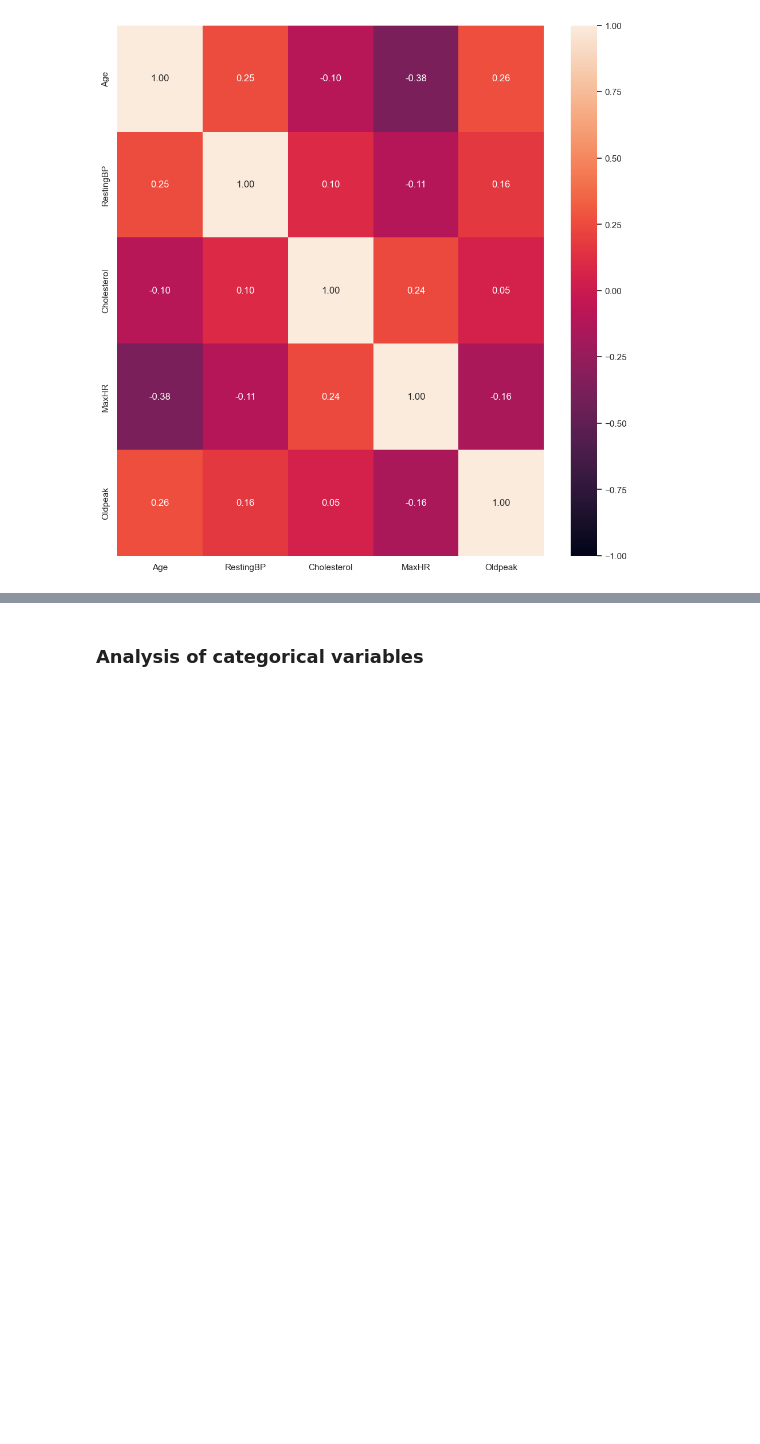
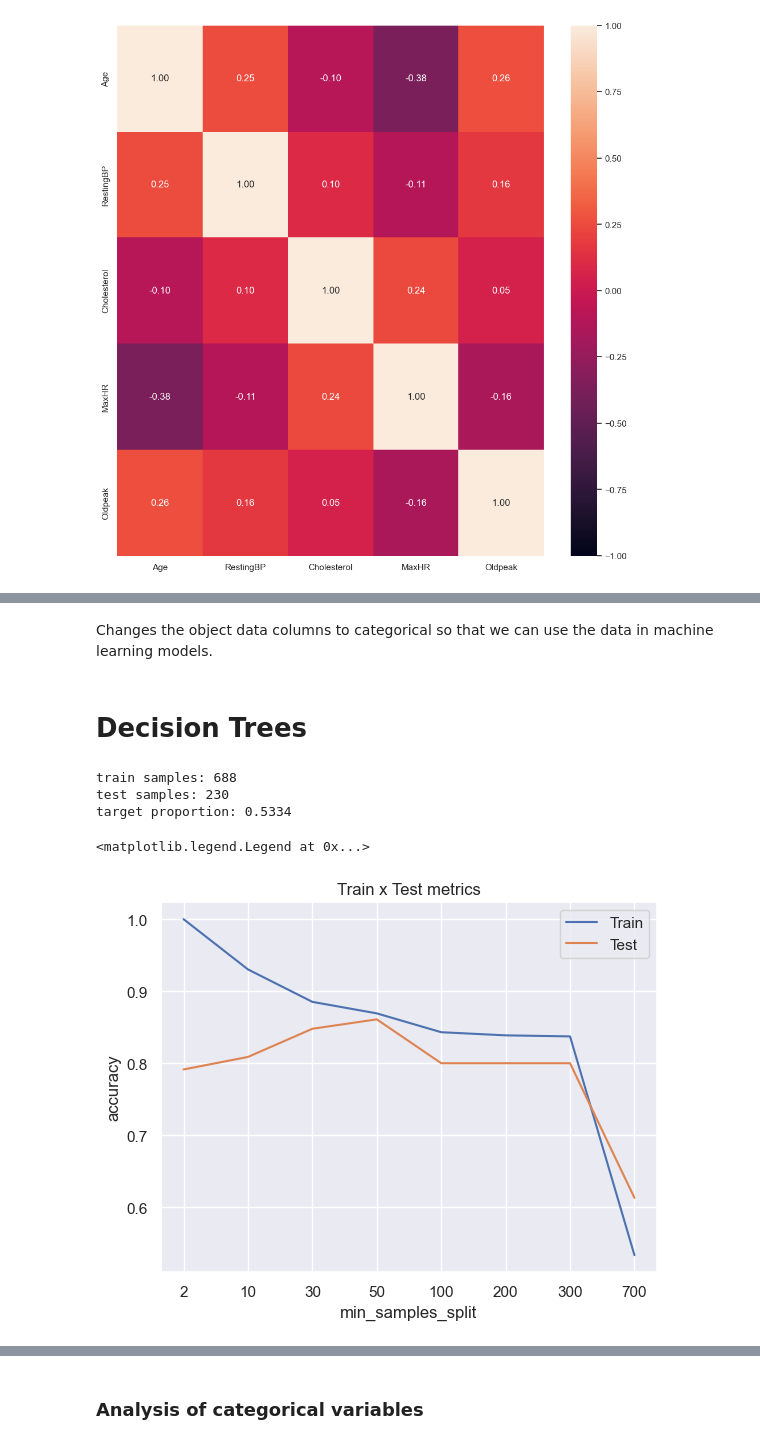
Before and after one commit to niclee1803/SC1015-Mini-Project, a Jupyter notebook: Assignment.ipynb, the cells around one changed output, grey strips where cells are left out. Saved outputs shown, nothing was run; the diff lists cells and outputs as text; code cells hidden in the pictures; blank space fills up the shorter version.

Commit message:
Decision Tree Analysis

```diff
--- a/Assignment.ipynb
+++ b/Assignment.ipynb
@@ -207,0 +222,38 @@ def remove_outliers_IQR(df,colName):
+# %% [markdown]
+Changes the object data columns to categorical so that we can use the data in machine learning models.
+# %% [markdown]
+# Decision Trees
+# %%
+features = [x for x in heart_data.columns if x not in 'HeartDisease']
+X_train, X_test, y_train, y_test = train_test_split(heart_data[features], heart_data['HeartDisease'], train_size = 0.75, random_state = 1)
+print(f'train samples: {len(X_train)}')
+print(f'test samples: {len(X_test)}')
+print(f'target proportion: {sum(y_train)/len(y_train):.4f}')
+# %% [output]
+train samples: 688
+test samples: 230
+target proportion: 0.5334
+# %%
+min_samples_split_list = [2, 10, 30, 50, 100, 200, 300, 700]
+max_depth_list = [1, 2, 3, 4, 8, 16, 32, 64, None]
+# %%
+accuracy_list_train = []
+accuracy_list_val = []
+for min_samples_split in min_samples_split_list:
+    model = DecisionTreeClassifier(min_samples_split = min_samples_split, random_state = 1).fit(X_train, y_train)
+    predictions_train = model.predict(X_train)
+    predictions_val = model.predict(X_test)
+    accuracy_train = accuracy_score(predictions_train, y_train)
+    accuracy_val = accuracy_score(predictions_val, y_test)
+    accuracy_list_train.append(accuracy_train)
+    accuracy_list_val.append(accuracy_val)
+plt.title('Train x Test metrics')
+plt.xlabel('min_samples_split')
+plt.ylabel('accuracy')
+plt.xticks(ticks= range(len(min_samples_split_list)), labels=min_samples_split_list)
+plt.plot(accuracy_list_train)
+plt.plot(accuracy_list_val)
+plt.legend(['Train', 'Test'])
+# %% [output]
+<matplotlib.legend.Legend at 0x...>
+[figure, added]
```
Also changed, not shown: parts of 20 cells of this notebook.
